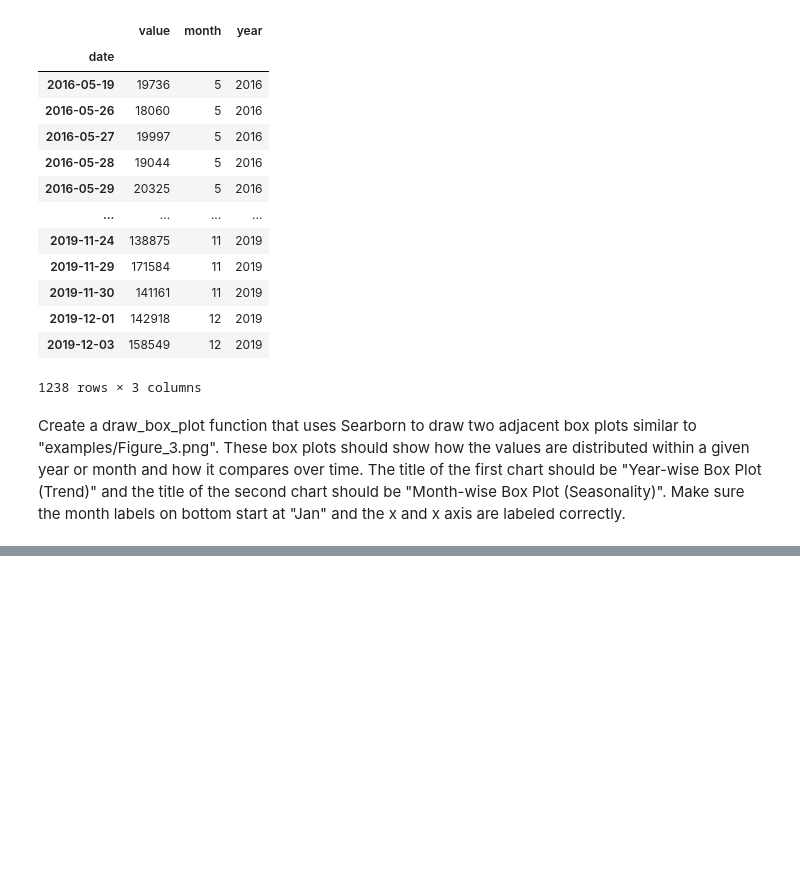
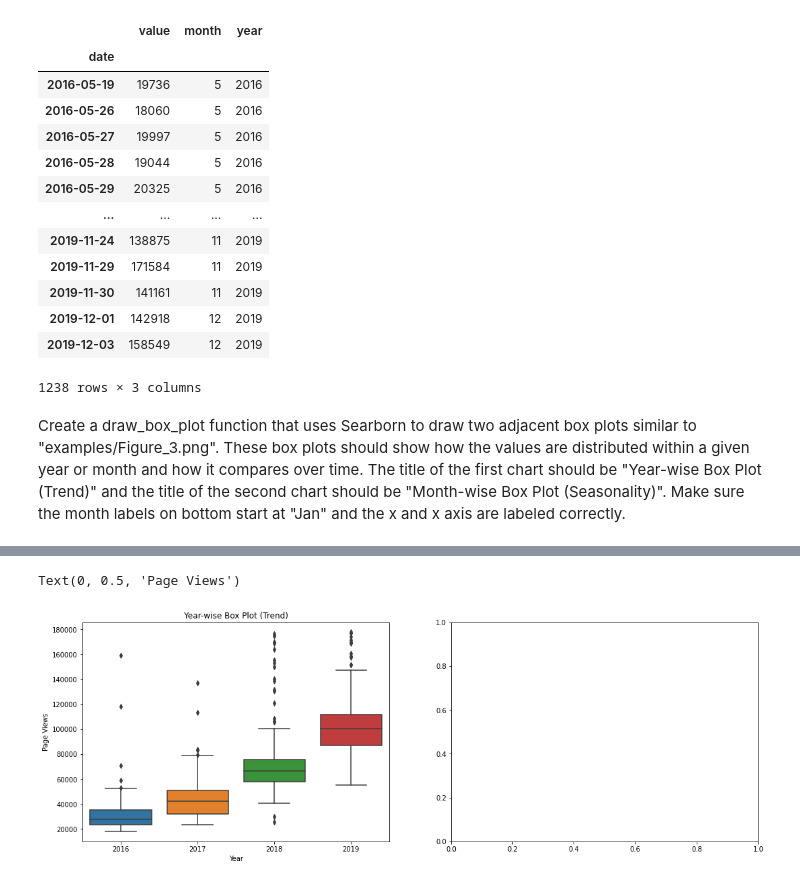
Before and after one commit to FelipeMoreira01/Boilerplate-FCC, a Jupyter notebook: Time_series.ipynb, the cells around one changed output, grey strips where cells are left out. Saved outputs shown, nothing was run; the diff lists cells and outputs as text; code cells hidden in the pictures; blank space fills up the shorter version.

```diff
--- a/Time_series.ipynb
+++ b/Time_series.ipynb
@@ -74,0 +83,9 @@ df_box['month'] = [d.strftime('%b') for d in df_box.date]
+# %%
+fig, ax = plt.subplots(1,2,figsize=(18,6))
+sns.boxplot(ax=ax[0], x="year", y="value", data=df_box)
+ax[0].set_title("Year-wise Box Plot (Trend)")
+ax[0].set_xlabel("Year")
+ax[0].set_ylabel("Page Views")
+# %% [output]
+Text(0, 0.5, 'Page Views')
+[figure, added]
```
Also changed, not shown: parts of 1 cell of this notebook.
